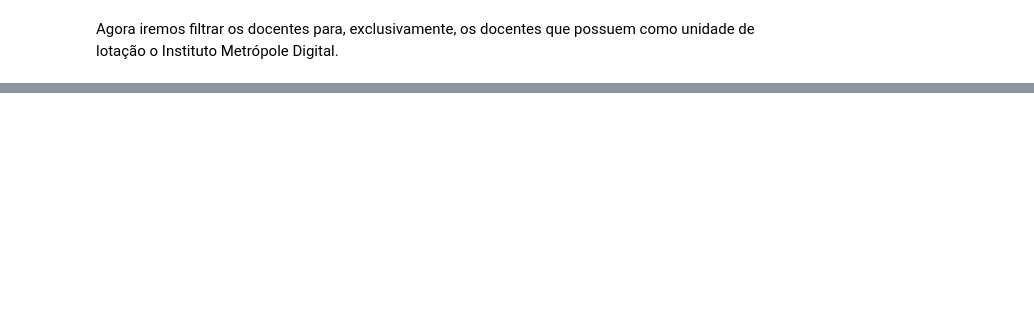
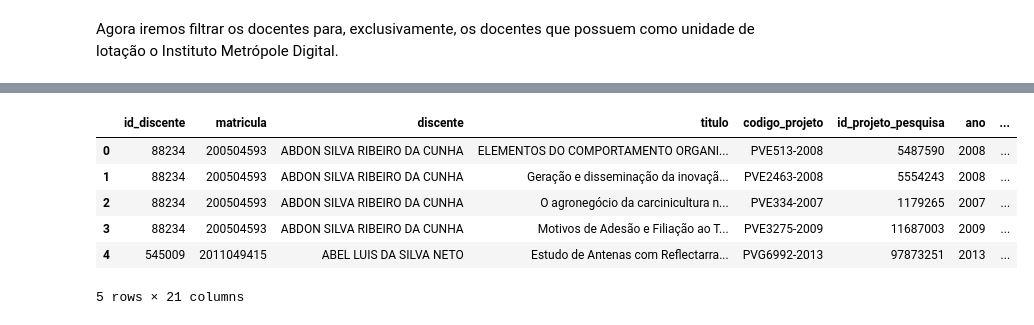
Before and after one commit to alvarofpp/imd0033-imd-pesquisa, a Jupyter notebook: UFRN Pesquisa.ipynb, the cells around one changed output, grey strips where cells are left out. Cells and saved outputs as stored; diff of their text form; code cells hidden in the pictures; blank space fills up the shorter version.

```diff
--- a/UFRN Pesquisa.ipynb
+++ b/UFRN Pesquisa.ipynb
@@ -101,0 +156,10 @@ df_docentes.to_csv('data/docentes_imd.csv')
+# %%
+df_bolsistas.head()
+# %% [output]
+|  | id_discente | matricula | discente | titulo | codigo_projeto | id_projeto_pesquisa | ano | ... |
+| 0 | 88234 | 200504593 | ABDON SILVA RIBEIRO DA CUNHA | ELEMENTOS DO COMPORTAMENTO ORGANI... | PVE513-2008 | 5487590 | 2008 | ... |
+| 1 | 88234 | 200504593 | ABDON SILVA RIBEIRO DA CUNHA | Geração e disseminação da inovaçã... | PVE2463-2008 | 5554243 | 2008 | ... |
+| 2 | 88234 | 200504593 | ABDON SILVA RIBEIRO DA CUNHA | O agronegócio da carcinicultura n... | PVE334-2007 | 1179265 | 2007 | ... |
+| 3 | 88234 | 200504593 | ABDON SILVA RIBEIRO DA CUNHA | Motivos de Adesão e Filiação ao T... | PVE3275-2009 | 11687003 | 2009 | ... |
+| 4 | 545009 | 2011049415 | ABEL LUIS DA SILVA NETO | Estudo de Antenas com Reflectarra... | PVG6992-2013 | 97873251 | 2013 | ... |
+5 rows × 21 columns
```
Also changed, not shown: parts of 9 cells of this notebook, 2 other files.
